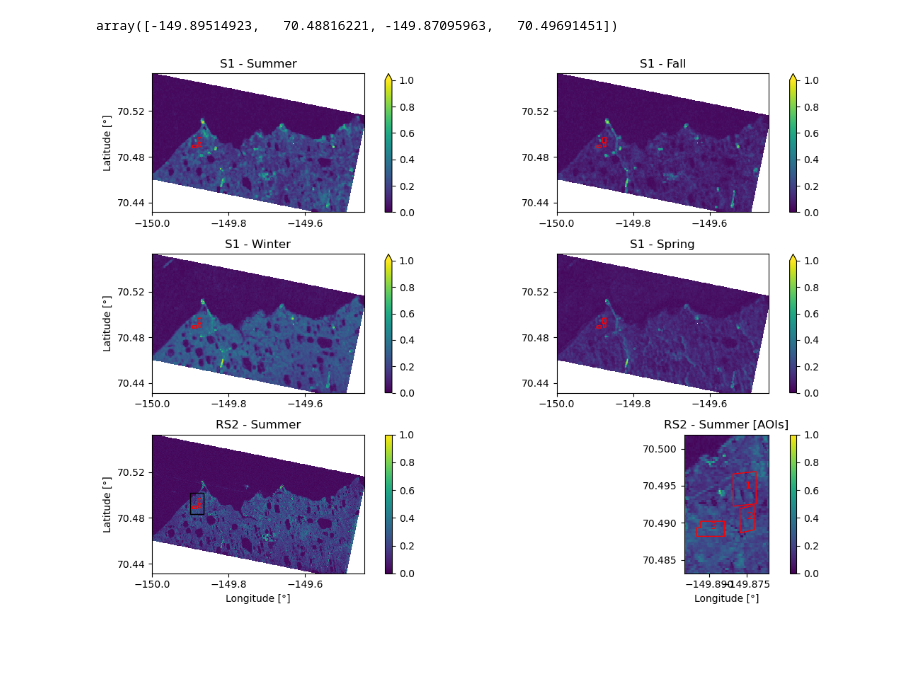
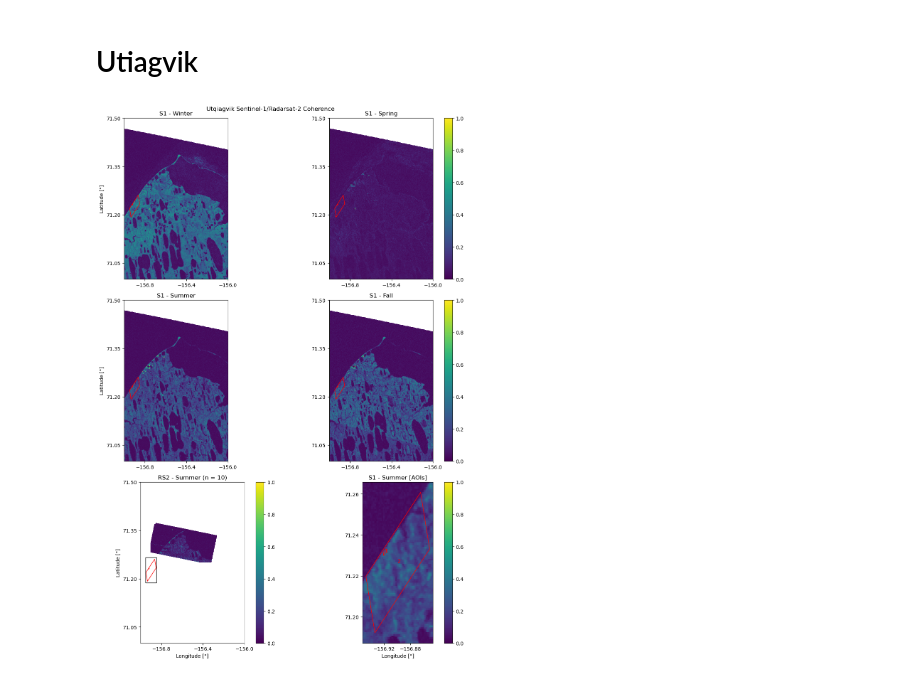
Before and after one commit to ZachHoppinen/arctic-radarsat2, a Jupyter notebook: src/analysis/correlation/coherence.ipynb, the cells around one changed output. Saved outputs shown, nothing was run; the diff lists cells and outputs as text; code cells hidden in the pictures; blank space fills up the shorter version.

Commit message:
s1 and rs2 figures

```diff
--- a/src/analysis/correlation/coherence.ipynb
+++ b/src/analysis/correlation/coherence.ipynb
@@ -45,8 +45,18 @@ def gamma_to_xarray(fp, par_fp):
     return da.where((da > 0) & (da < 1)).dropna('x', how = 'all').dropna('y', how = 'all')
 # %%
 gdf = gpd.read_file('/Users/rdcrlzh1/Documents/arctic-radarsat2/data/FY24_OLI_UTQ_rsgis_coherance_aois/FY24_OLI_UTQ_rsgis_coherance_aois.shp')
-gdf = gdf[gdf.Location == 'Oliktok']
+# gdf = gdf[gdf.Location == 'Oliktok']
 
 s1s = {fp.stem: xr.open_dataarray(fp).squeeze('band', drop = True)/100 for fp in  list(Path('/Users/rdcrlzh1/Documents/arctic-radarsat2/data/s1/Oliktok').glob('*.tif'))}
 r2s = {fp.stem.replace('.cor', ''): gamma_to_xarray(fp, fp.parent.parent.joinpath('processing', 'Oliktok').with_suffix('.dem_par')) for fp in list(Path('/Users/rdcrlzh1/Documents/arctic-radarsat2/data/Oliktok/SLA16').rglob('*.cor.geo'))}
 r2s = {stem: ds.expand_dims(time1 = [pd.to_datetime(stem.split('_')[0])], time2 = [pd.to_datetime(stem.split('_')[1])],) for stem, ds in r2s.items() if (pd.to_datetime(stem.split('_')[1]) - pd.to_datetime(stem.split('_')[0])).days == 24}
+
+concat_ds =[]
+for i, ds in enumerate(list(r2s.values())):
+    t1, t2 = ds.time1, ds.time2
+    ds = ds.rio.write_crs('EPSG:4326').isel(time1 = 0, time2 = 0)
+    if i != 0:
+        ds = ds.rio.reproject_match(concat_ds[0])
+    ds = ds.where((ds < 1) & (ds > 0))
+    concat_ds.append(ds.expand_dims(time1 = t1, time2 = t2))
+rs2_med = xr.combine_by_coords(concat_ds).median(['time1', 'time2'])
@@ -53,4 +120,13 @@ r2s = {stem: ds.expand_dims(time1 = [pd.to_datetime(stem.split('_')[0])], time2
+# %% [markdown]
+# Utiagvik
 # %%
+gdf = gpd.read_file('/Users/rdcrlzh1/Documents/arctic-radarsat2/data/FY24_OLI_UTQ_rsgis_coherance_aois/FY24_OLI_UTQ_rsgis_coherance_aois.shp')
+# gdf = gdf[gdf.Location == 'Oliktok']
+
+s1s = {fp.stem: xr.open_dataarray(fp).squeeze('band', drop = True)/100 for fp in  list(Path('/Users/rdcrlzh1/Documents/arctic-radarsat2/data/s1/Utqiagvik').glob('*.tif'))}
+r2s = {fp.stem.replace('.cor', ''): gamma_to_xarray(fp, fp.parent.parent.joinpath('processing', 'Utqiagvik').with_suffix('.dem_par')) for fp in list(Path('/Users/rdcrlzh1/Documents/arctic-radarsat2/data/Utqiagvik/SLA16').rglob('*.cor.geo'))}
+r2s = {stem: ds.expand_dims(time1 = [pd.to_datetime(stem.split('_')[0])], time2 = [pd.to_datetime(stem.split('_')[1])],) for stem, ds in r2s.items() if (pd.to_datetime(stem.split('_')[1]) - pd.to_datetime(stem.split('_')[0])).days == 24}
+
 concat_ds =[]
 for i, ds in enumerate(list(r2s.values())):
     t1, t2 = ds.time1, ds.time2
@@ -60,60 +136,62 @@ for i, ds in enumerate(list(r2s.values())):
     ds = ds.where((ds < 1) & (ds > 0))
     concat_ds.append(ds.expand_dims(time1 = t1, time2 = t2))
 rs2_med = xr.combine_by_coords(concat_ds).median(['time1', 'time2'])
-# %%
-gdf[gdf.Location == 'Oliktok'].total_bounds
-# %% [output]
-array([-149.89514923,   70.48816221, -149.87095963,   70.49691451])
 # %%
 import matplotlib.patches as patches
 from matplotlib.patches import ConnectionPatch
 
-fig, axes = plt.subplots(3, 2, figsize = (12, 8))
-for season, ax in zip(['summer', 'fall', 'winter' ,'spring'], axes[:4].ravel()):
-    s1s[f'N71W150_{season}_vv_COH24'].rio.reproject_match(rs2_med).where(~rs2_med.isnull()).plot(ax  = ax, vmin = 0, vmax = 1, cbar_kwargs = {'label': ''})
+fig, axes = plt.subplots(3, 2, figsize = (12, 16))
+for season, ax in zip(['winter' ,'spring', 'summer', 'fall'], axes[:4].ravel()):
+    if season == 'winter' or season == 'summer':
+        s1s[f'N72W157_{season}_vv_COH24'].plot(ax  = ax, vmin = 0, vmax = 1, add_colorbar=False)
+    else:
+        s1s[f'N72W157_{season}_vv_COH24'].plot(ax  = ax, vmin = 0, vmax = 1, cbar_kwargs = {'label': ''})
+
     ax.set_title(f'S1 - {season.capitalize()}')
     # ax.set_xlim(rs2_med.x.min().data.ravel()[0], rs2_med.x.max().data.ravel()[0])
     # ax.set_ylim(rs2_med.y.min().data.ravel()[0], rs2_med.y.max().data.ravel()[0])
 rs2_med.plot(ax = axes[2, 0], vmin = 0, vmax = 1, cbar_kwargs = {'label': ''})
-axes[2, 0].set_title('RS2 - Summer')
-rs2_med.plot(ax = axes[2, 1], vmin = 0, vmax = 1, cbar_kwargs = {'label': ''})
-axes[2, 1].set_title('RS2 - Summer [AOIs]')
+axes[2, 0].set_title('RS2 - Summer (n = 10)')
+s1s[f'N72W157_summer_vv_COH24'].plot(ax = axes[2, 1], vmin = 0, vmax = 1, cbar_kwargs = {'label': ''})
+axes[2, 1].set_title('S1 - Summer [AOIs]')
 
 
 for ax in axes.ravel():
-    gdf[gdf.Location == 'Oliktok'].plot(ax = ax, facecolor = "none", edgecolor = 'red')
-    ax.set_xlim(left= -150)
+    gdf[gdf.Location == 'Utqiagvik'].plot(ax = ax, facecolor = "none", edgecolor = 'red')
+    ax.set_ylim(top = 71.5, bottom = 71)
+    ax.set_xlim(left = -157, right = -156)
     ax.ticklabel_format(axis = 'both', style = 'plain', useOffset = False)
     ax.xaxis.set_major_locator(plt.MaxNLocator(3))
     ax.yaxis.set_major_locator(plt.MaxNLocator(4))
 
 for ax in axes[:2,:].ravel(): ax.set_xlabel('')
 for ax in axes[:,1].ravel(): ax.set_ylabel('')
 for ax in axes[:,0].ravel(): ax.set_ylabel('Latitude [°]')
 for ax in axes[2,:].ravel(): ax.set_xlabel('Longitude [°]')
 
 
-bds = gdf[gdf.Location == 'Oliktok'].total_bounds
+bds = gdf[gdf.Location == 'Utqiagvik'].total_bounds
 tol = 0.005
 axes[2,1].set_xlim(bds[0] - tol, bds[2] + tol)
 axes[2,1].set_ylim(bds[1] - tol, bds[3] + tol)
 
-xmin, ymin, xmax, ymax = gdf[gdf.Location == 'Oliktok'].total_bounds
+xmin, ymin, xmax, ymax = gdf[gdf.Location == 'Utqiagvik'].total_bounds
 buff = 0.005
 width = (xmax + buff) - (xmin - buff)
 height = (ymax + buff) - (ymin - buff)
 rect = patches.Rectangle((xmin - buff, ymin - buff), width, height, linewidth=1, edgecolor='black', facecolor='none')
 axes[2,0].add_patch(rect)
 # con1 = ConnectionPatch(xyA=(xmin - buff, ymin - buff), xyB=(xmin - buff, ymax + buff), coordsA="data", coordsB="data", axesA=axes[2,0], axesB=axes[2,1], color="black")
 # axes[2,0].add_artist(con1)
 # con1 = ConnectionPatch(xyA=(xmax + buff, ymin - buff), xyB=(xmax + buff, ymax + buff), coordsA="data", coordsB="data", axesA=axes[2,0], axesB=axes[2,1], color="black")
 # axes[2,0].add_artist(con1)
 
-for i, r in gdf[gdf.Location == 'Oliktok'].iterrows():
+for i, r in gdf[gdf.Location == 'Utqiagvik'].iterrows():
     xmin, ymin, xmax, ymax = r.geometry.bounds
     xc, yc = (xmax + xmin) /2  , (ymin + ymax) / 2
     axes[2, 1].text(xc, yc, r.Priority, color = 'red')
 
+plt.suptitle('Utqiagvik Sentinel-1/Radarsat-2 Coherence', x = 0.5)
 plt.tight_layout()
 # %% [output]
-[figure, old version]
+[figure, new version]
```
Also changed, not shown: parts of 1 cell of this notebook.
